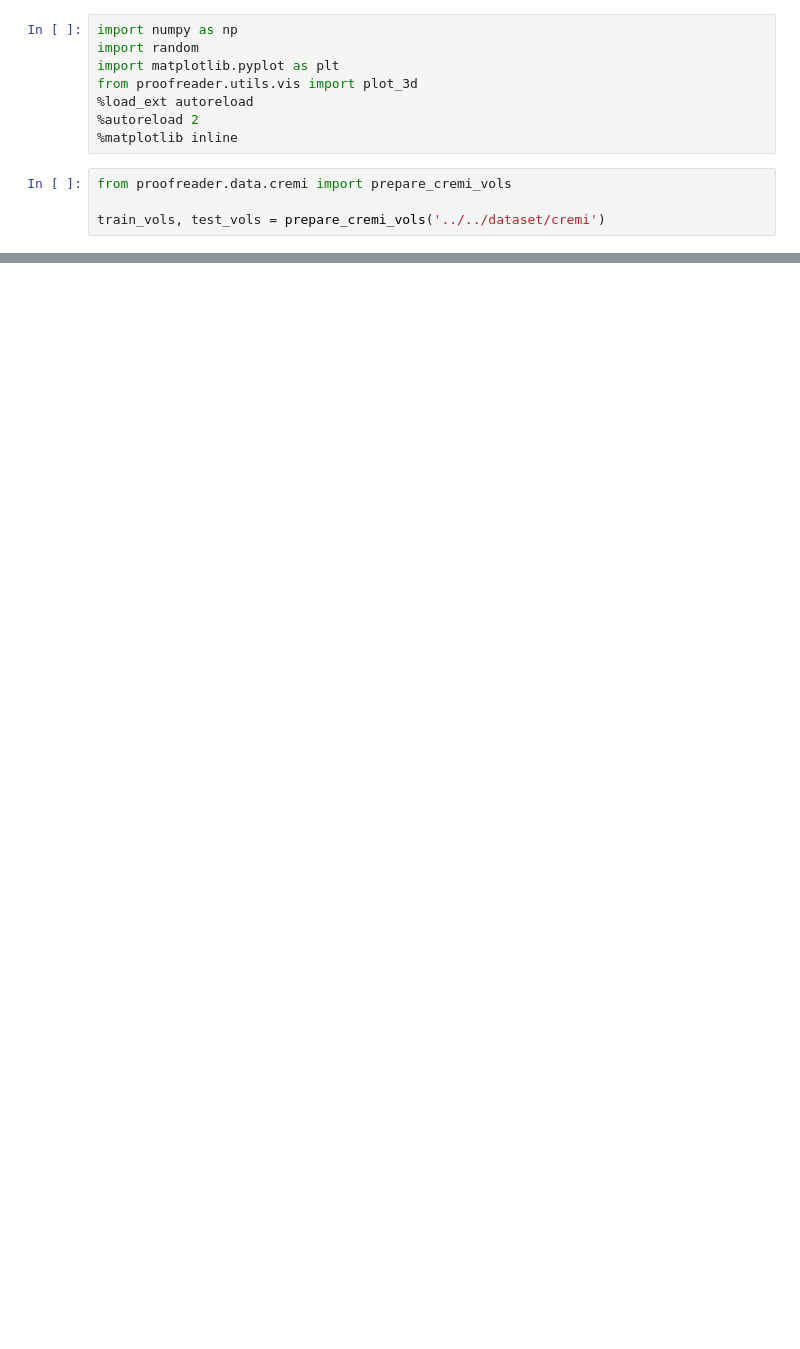
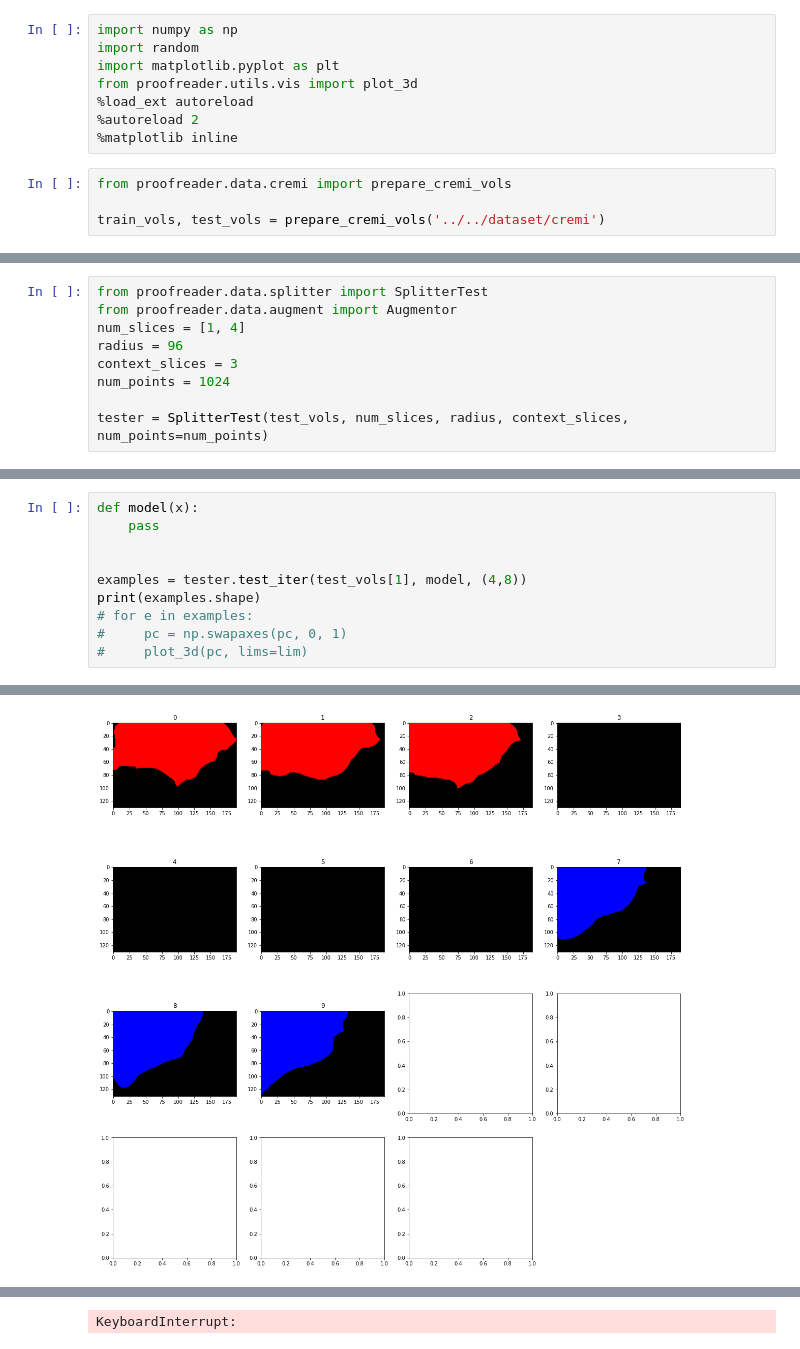
Before and after one commit to image-infomatics/proofreader, a Jupyter notebook: proofreader/notebooks/training_example.ipynb, the cells around one changed output, grey strips where cells are left out. Saved outputs shown, nothing was run; the diff lists cells and outputs as text; blank space fills up the shorter version.

Commit message:
test dataset

```diff
--- a/proofreader/notebooks/training_example.ipynb
+++ b/proofreader/notebooks/training_example.ipynb
@@ -64,0 +36,9 @@ Canvas(toolbar=Toolbar(toolitems=[('Home', 'Reset original view', 'home', 'home'
+# %%
+from proofreader.data.splitter import SplitterTest
+from proofreader.data.augment import Augmentor
+num_slices = [1, 4]
+radius = 96
+context_slices = 3
+num_points = 1024
+
+tester = SplitterTest(test_vols, num_slices, radius, context_slices, num_points=num_points)
@@ -64,0 +71,11 @@ Canvas(toolbar=Toolbar(toolitems=[('Home', 'Reset original view', 'home', 'home'
+# %%
+def model(x):
+    pass
+
+
+examples = tester.test_iter(test_vols[1], model, (4,8))
+print(examples.shape)
+# for e in examples:
+#     pc = np.swapaxes(pc, 0, 1)
+#     plot_3d(pc, lims=lim)
+# %% [output]
@@ -64,0 +99 @@ Canvas(toolbar=Toolbar(toolitems=[('Home', 'Reset original view', 'home', 'home'
+[figure, added]
@@ -64,0 +101 @@ Canvas(toolbar=Toolbar(toolitems=[('Home', 'Reset original view', 'home', 'home'
+KeyboardInterrupt:
```
Also changed, not shown: parts of 5 cells of this notebook, 1 other file.
